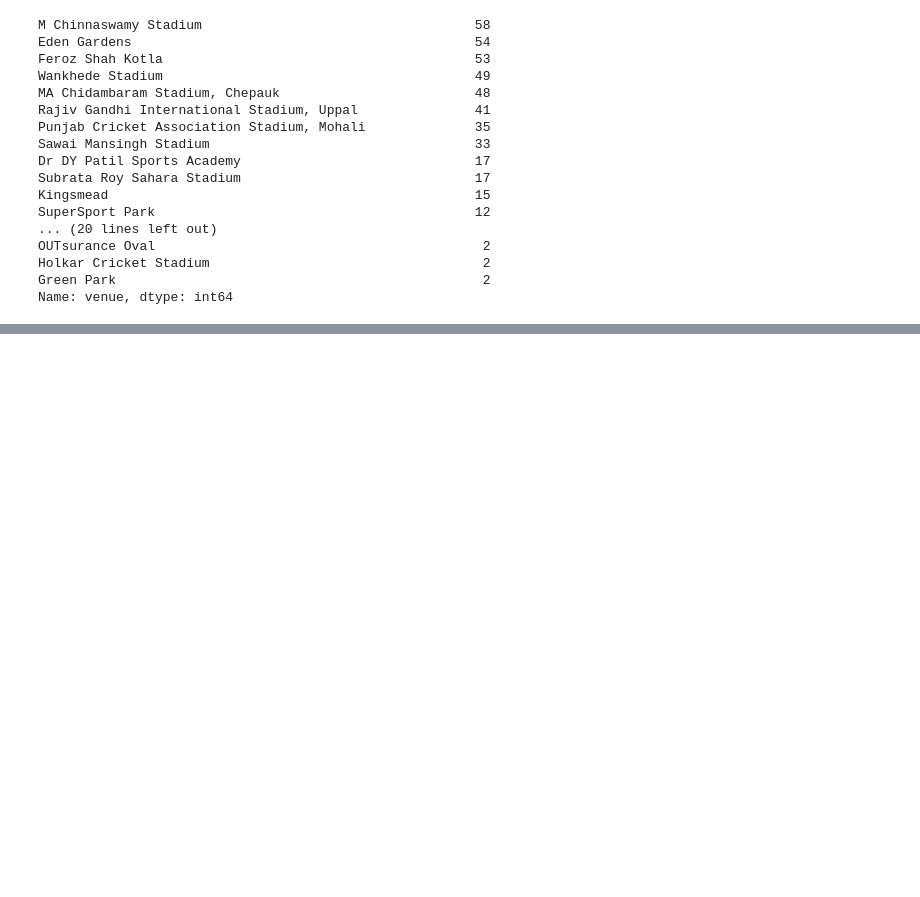
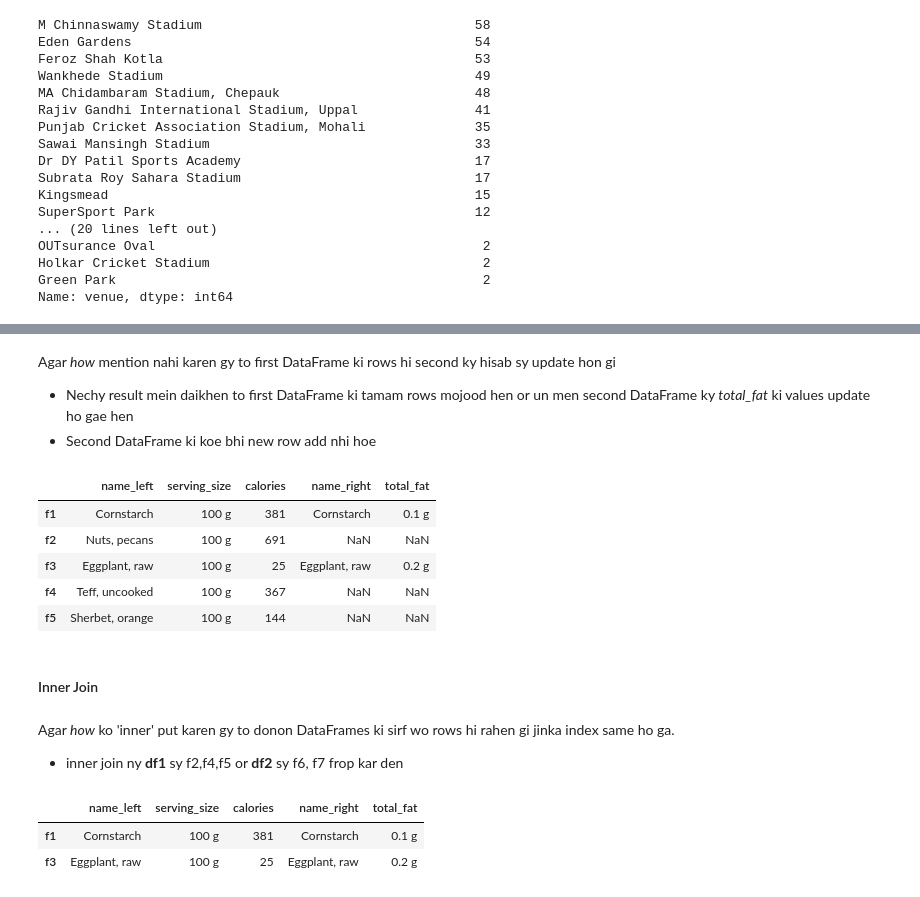
Before and after one commit to biyazejaan/Pandas_a_to_z, a Jupyter notebook: pandas_a_to_z.ipynb, the cells around one changed output, grey strips where cells are left out. Saved outputs shown, nothing was run; the diff lists cells and outputs as text; code cells hidden in the pictures; blank space fills up the shorter version.

```diff
--- a/pandas_a_to_z.ipynb
+++ b/pandas_a_to_z.ipynb
@@ -1430,0 +1497,28 @@ Name: venue, dtype: int64
+# %% [markdown]
+Agar *how* mention nahi karen gy to first DataFrame ki rows hi second ky hisab sy update hon gi
+- Nechy result mein daikhen to first DataFrame ki tamam rows mojood hen or un men second DataFrame ky *total_fat* ki values update ho gae hen
+- Second DataFrame ki koe bhi new row add nhi hoe
+# %%
+# without how parameter
+df3 = df1.join(df2, lsuffix="_left", rsuffix="_right")
+df3
+# %% [output]
+|  | name_left | serving_size | calories | name_right | total_fat |
+| f1 | Cornstarch | 100 g | 381 | Cornstarch | 0.1 g |
+| f2 | Nuts, pecans | 100 g | 691 | NaN | NaN |
+| f3 | Eggplant, raw | 100 g | 25 | Eggplant, raw | 0.2 g |
+| f4 | Teff, uncooked | 100 g | 367 | NaN | NaN |
+| f5 | Sherbet, orange | 100 g | 144 | NaN | NaN |
+# %% [markdown]
+#### Inner Join
+# %% [markdown]
+Agar *how* ko 'inner' put karen gy to donon DataFrames ki sirf wo rows hi rahen gi jinka index same ho ga.
+- inner join ny **df1** sy f2,f4,f5 or **df2** sy f6, f7 frop kar den
+# %%
+# inner join
+df4 = df1.join(df2, lsuffix="_left", rsuffix="_right", how= 'inner')
+df4
+# %% [output]
+|  | name_left | serving_size | calories | name_right | total_fat |
+| f1 | Cornstarch | 100 g | 381 | Cornstarch | 0.1 g |
+| f3 | Eggplant, raw | 100 g | 25 | Eggplant, raw | 0.2 g |
```
Also changed, not shown: parts of 37 cells of this notebook.
